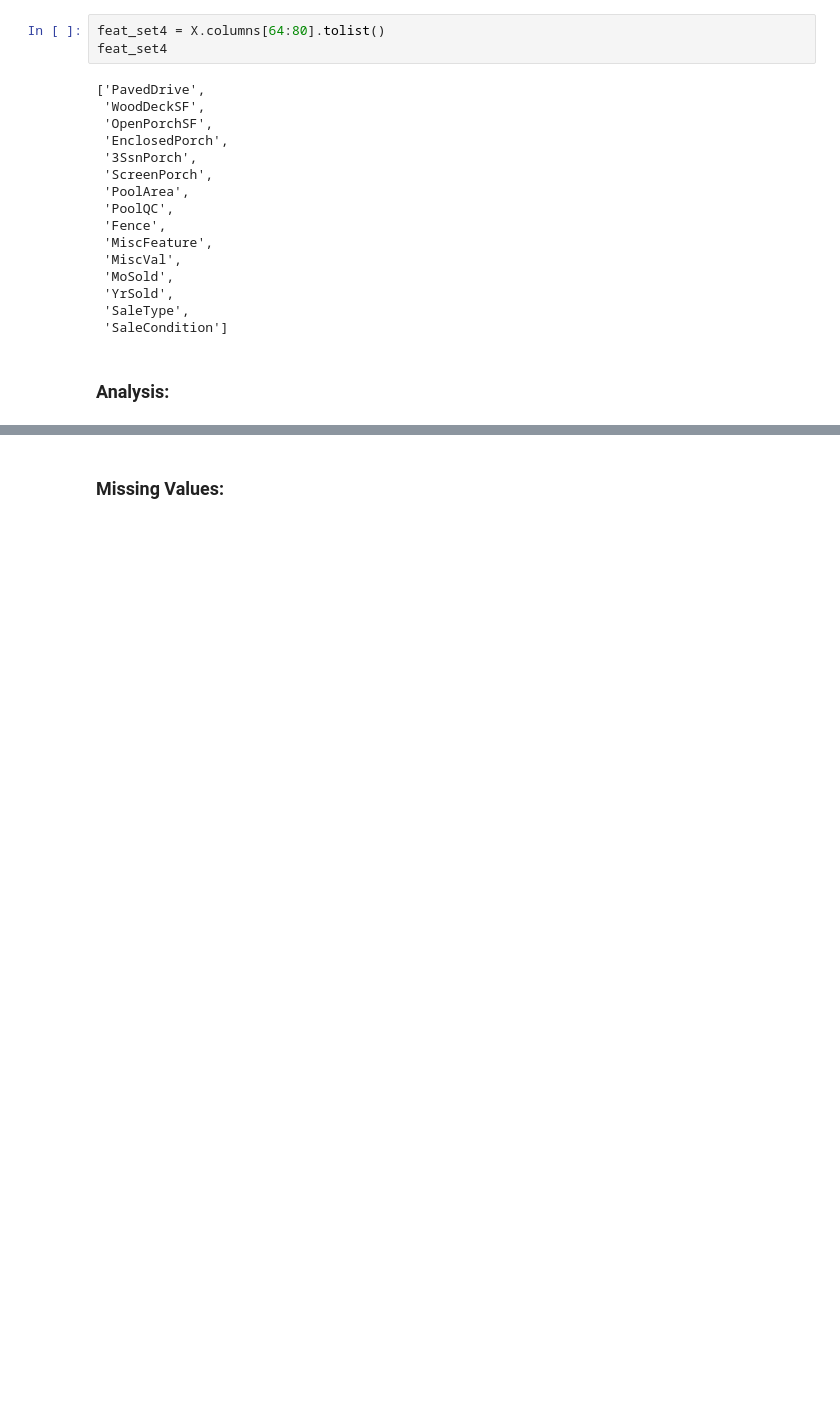
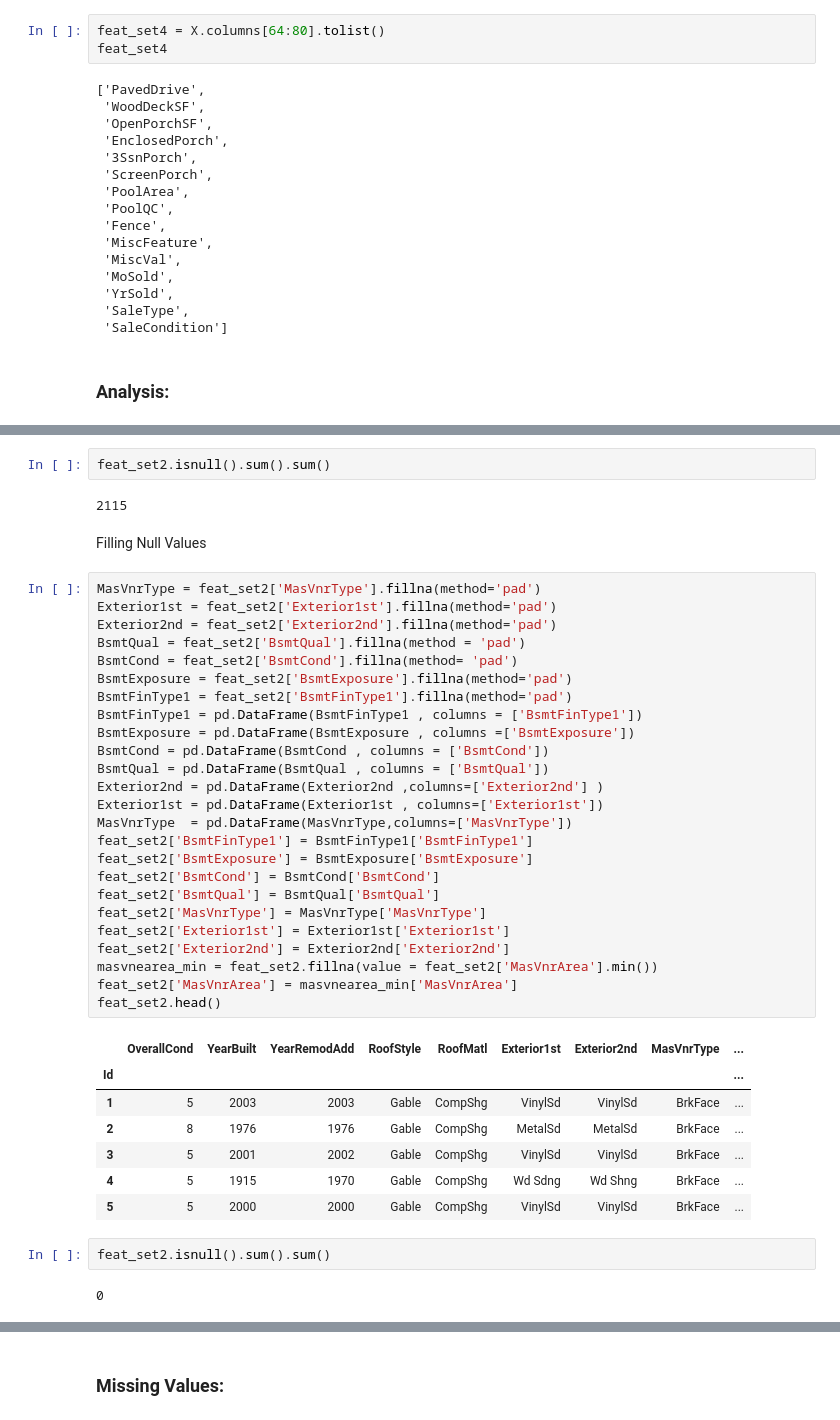
Before and after one commit to ziad-jradeh/House-Prices-Prediction, a Jupyter notebook: main.ipynb, the cells around one changed output, grey strips where cells are left out. Saved outputs shown, nothing was run; the diff lists cells and outputs as text; blank space fills up the shorter version.

Commit message:
the visualization and fill the NaNs values.

```diff
--- a/main.ipynb
+++ b/main.ipynb
@@ -152,0 +194,43 @@ feat_set4
+# %%
+feat_set2.isnull().sum().sum()
+# %% [output]
+2115
+# %% [markdown]
+Filling Null Values
+# %%
+MasVnrType = feat_set2['MasVnrType'].fillna(method='pad')
+Exterior1st = feat_set2['Exterior1st'].fillna(method='pad')
+Exterior2nd = feat_set2['Exterior2nd'].fillna(method='pad')
+BsmtQual = feat_set2['BsmtQual'].fillna(method = 'pad')
+BsmtCond = feat_set2['BsmtCond'].fillna(method= 'pad')
+BsmtExposure = feat_set2['BsmtExposure'].fillna(method='pad')
+BsmtFinType1 = feat_set2['BsmtFinType1'].fillna(method='pad')
+BsmtFinType1 = pd.DataFrame(BsmtFinType1 , columns = ['BsmtFinType1'])
+BsmtExposure = pd.DataFrame(BsmtExposure , columns =['BsmtExposure'])
+BsmtCond = pd.DataFrame(BsmtCond , columns = ['BsmtCond'])
+BsmtQual = pd.DataFrame(BsmtQual , columns = ['BsmtQual'])
+Exterior2nd = pd.DataFrame(Exterior2nd ,columns=['Exterior2nd'] )
+Exterior1st = pd.DataFrame(Exterior1st , columns=['Exterior1st'])
+MasVnrType  = pd.DataFrame(MasVnrType,columns=['MasVnrType'])
+feat_set2['BsmtFinType1'] = BsmtFinType1['BsmtFinType1']
+feat_set2['BsmtExposure'] = BsmtExposure['BsmtExposure']
+feat_set2['BsmtCond'] = BsmtCond['BsmtCond']
+feat_set2['BsmtQual'] = BsmtQual['BsmtQual']
+feat_set2['MasVnrType'] = MasVnrType['MasVnrType']
+feat_set2['Exterior1st'] = Exterior1st['Exterior1st']
+feat_set2['Exterior2nd'] = Exterior2nd['Exterior2nd']
+masvnearea_min = feat_set2.fillna(value = feat_set2['MasVnrArea'].min())
+feat_set2['MasVnrArea'] = masvnearea_min['MasVnrArea']
+feat_set2.head()
+# %% [output]
+|  | OverallCond | YearBuilt | YearRemodAdd | RoofStyle | RoofMatl | Exterior1st | Exterior2nd | MasVnrType | ... |
+| Id |  |  |  |  |  |  |  |  | ... |
+| 1 | 5 | 2003 | 2003 | Gable | CompShg | VinylSd | VinylSd | BrkFace | ... |
+| 2 | 8 | 1976 | 1976 | Gable | CompShg | MetalSd | MetalSd | BrkFace | ... |
+| 3 | 5 | 2001 | 2002 | Gable | CompShg | VinylSd | VinylSd | BrkFace | ... |
+| 4 | 5 | 1915 | 1970 | Gable | CompShg | Wd Sdng | Wd Shng | BrkFace | ... |
+| 5 | 5 | 2000 | 2000 | Gable | CompShg | VinylSd | VinylSd | BrkFace | ... |
+# %%
+feat_set2.isnull().sum().sum()
+# %% [output]
+0
```
Also changed, not shown: parts of 12 cells of this notebook.
